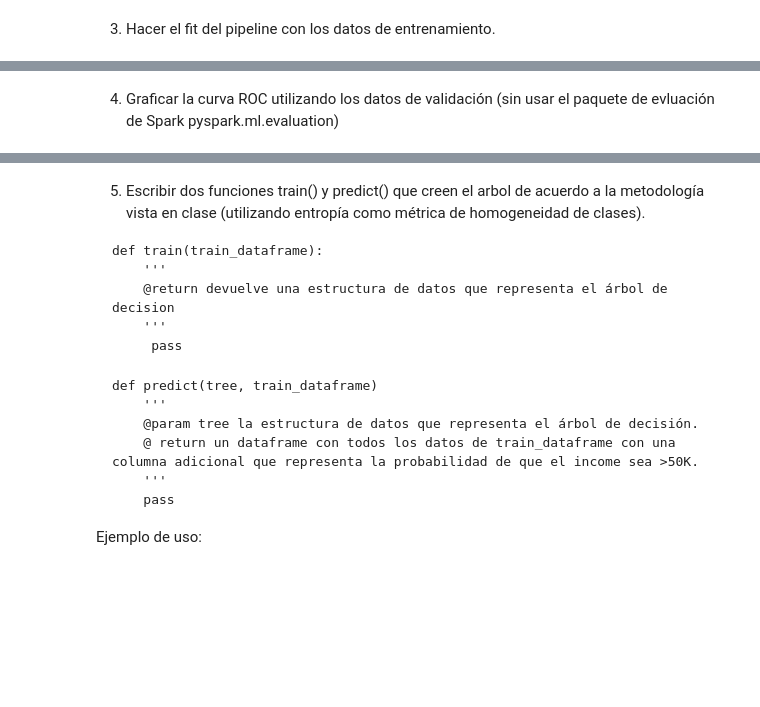
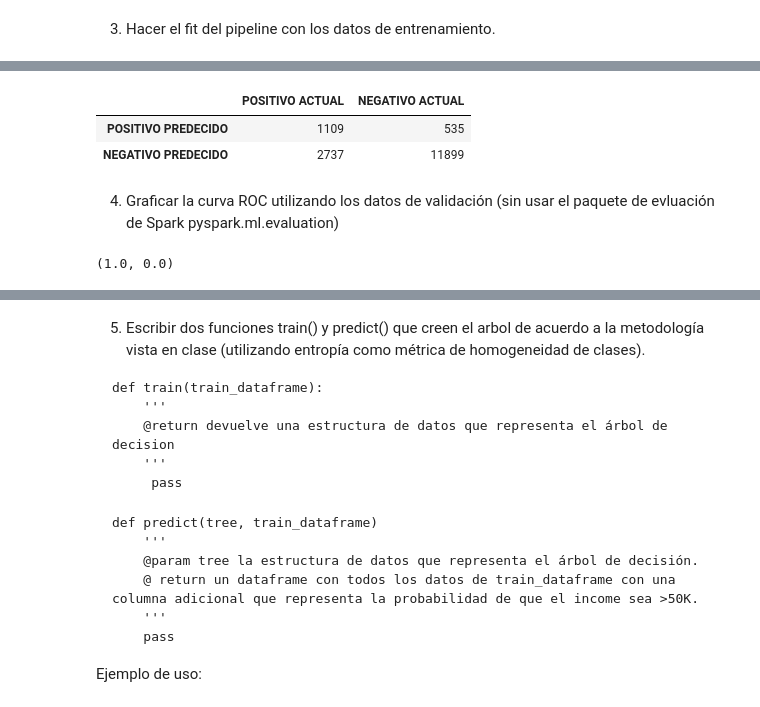
Before and after one commit to juancruzcarrau/bigdata, a Jupyter notebook: Obligatorio 2.ipynb, the cells around one changed output, grey strips where cells are left out. Cells and saved outputs as stored; diff of their text form; code cells hidden in the pictures; blank space fills up the shorter version.

```diff
--- a/Obligatorio 2.ipynb
+++ b/Obligatorio 2.ipynb
@@ -235,2 +222,10 @@ only showing top 100 rows
+# %%
+# MATRIZ DE CONFUSION
+import pandas as pd
+pd.DataFrame([[1109, 535], [2737, 11899]], columns=['POSITIVO ACTUAL', 'NEGATIVO ACTUAL'], index = ['POSITIVO PREDECIDO', 'NEGATIVO PREDECIDO'])
+# %% [output]
+|  | POSITIVO ACTUAL | NEGATIVO ACTUAL |
+| POSITIVO PREDECIDO | 1109 | 535 |
+| NEGATIVO PREDECIDO | 2737 | 11899 |
 # %% [markdown]
 4. Graficar la curva ROC utilizando los datos de validación (sin usar el paquete de evluación de Spark pyspark.ml.evaluation)
@@ -238,0 +264,4 @@ only showing top 100 rows
+# %%
+get_tpr_and_fpr(predictions)
+# %% [output]
+(1.0, 0.0)
```
Also changed, not shown: parts of 26 cells of this notebook, 2 other files.
